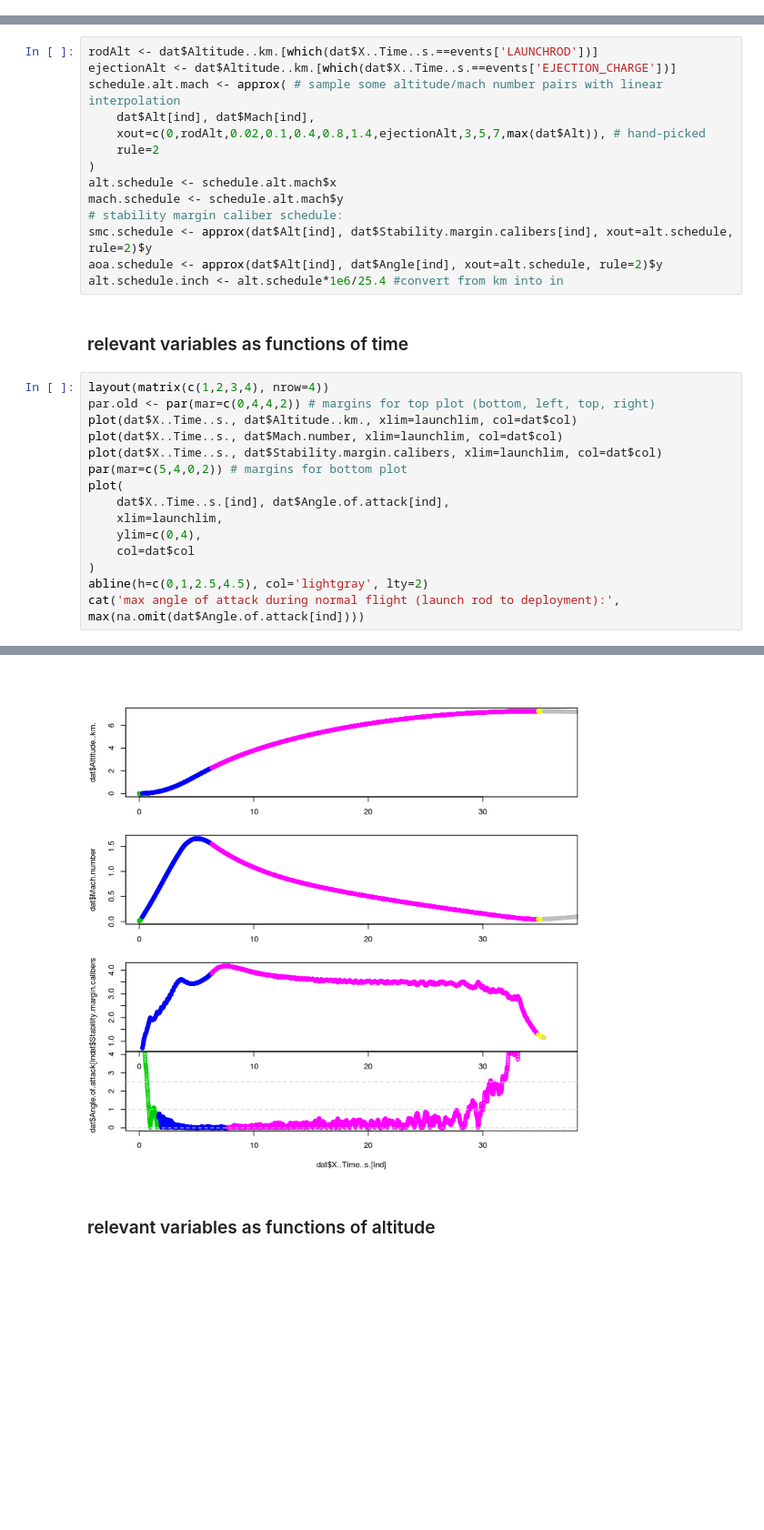
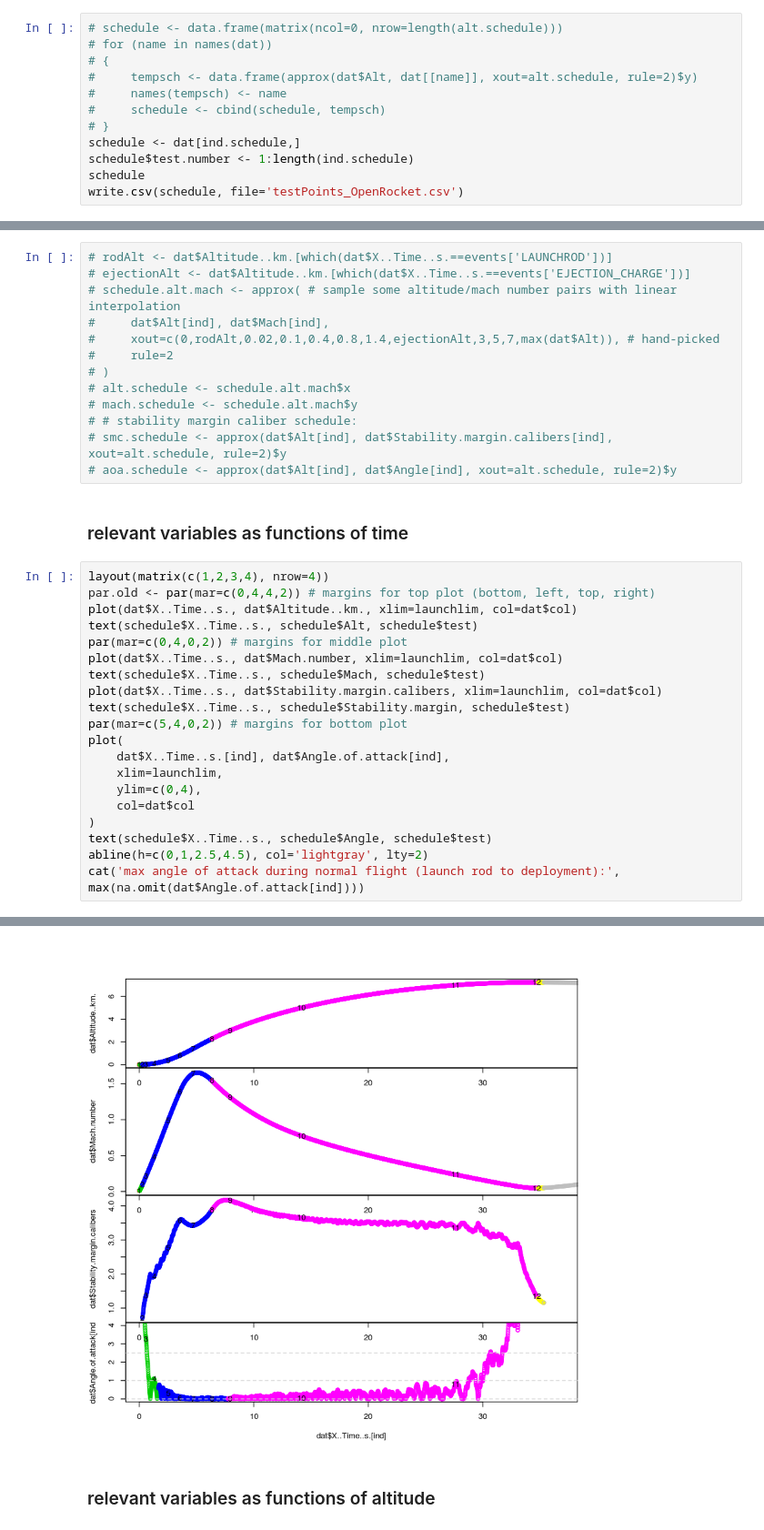
Before and after one commit to psas/lv3.0-airframe, a Jupyter notebook: sim/recoveryAnalysis.ipynb, the cells around one changed output, grey strips where cells are left out. Shown: that part at 91% size. Drawn from its saved outputs; the diff is of its cells as text; blank space fills up the shorter version.

```diff
--- a/sim/recoveryAnalysis.ipynb
+++ b/sim/recoveryAnalysis.ipynb
@@ -90,0 +101,12 @@ abline(v=events, col=1:length(events))
+# %%
+# schedule <- data.frame(matrix(ncol=0, nrow=length(alt.schedule)))
+# for (name in names(dat))
+# {
+#     tempsch <- data.frame(approx(dat$Alt, dat[[name]], xout=alt.schedule, rule=2)$y)
+#     names(tempsch) <- name
+#     schedule <- cbind(schedule, tempsch)
+# }
+schedule <- dat[ind.schedule,]
+schedule$test.number <- 1:length(ind.schedule)
+schedule
+write.csv(schedule, file='testPoints_OpenRocket.csv')
@@ -91,37 +127,41 @@ abline(v=events, col=1:length(events))
 # %%
-rodAlt <- dat$Altitude..km.[which(dat$X..Time..s.==events['LAUNCHROD'])]
-ejectionAlt <- dat$Altitude..km.[which(dat$X..Time..s.==events['EJECTION_CHARGE'])]
-schedule.alt.mach <- approx( # sample some altitude/mach number pairs with linear interpolation
-    dat$Alt[ind], dat$Mach[ind],
-    xout=c(0,rodAlt,0.02,0.1,0.4,0.8,1.4,ejectionAlt,3,5,7,max(dat$Alt)), # hand-picked
-    rule=2
-)
-alt.schedule <- schedule.alt.mach$x
-mach.schedule <- schedule.alt.mach$y
-# stability margin caliber schedule:
-smc.schedule <- approx(dat$Alt[ind], dat$Stability.margin.calibers[ind], xout=alt.schedule, rule=2)$y
-aoa.schedule <- approx(dat$Alt[ind], dat$Angle[ind], xout=alt.schedule, rule=2)$y
-alt.schedule.inch <- alt.schedule*1e6/25.4 #convert from km into in
+# rodAlt <- dat$Altitude..km.[which(dat$X..Time..s.==events['LAUNCHROD'])]
+# ejectionAlt <- dat$Altitude..km.[which(dat$X..Time..s.==events['EJECTION_CHARGE'])]
+# schedule.alt.mach <- approx( # sample some altitude/mach number pairs with linear interpolation
+#     dat$Alt[ind], dat$Mach[ind],
+#     xout=c(0,rodAlt,0.02,0.1,0.4,0.8,1.4,ejectionAlt,3,5,7,max(dat$Alt)), # hand-picked
+#     rule=2
+# )
+# alt.schedule <- schedule.alt.mach$x
+# mach.schedule <- schedule.alt.mach$y
+# # stability margin caliber schedule:
+# smc.schedule <- approx(dat$Alt[ind], dat$Stability.margin.calibers[ind], xout=alt.schedule, rule=2)$y
+# aoa.schedule <- approx(dat$Alt[ind], dat$Angle[ind], xout=alt.schedule, rule=2)$y
 # %% [markdown]
 ### relevant variables as functions of time
 # %%
 layout(matrix(c(1,2,3,4), nrow=4))
 par.old <- par(mar=c(0,4,4,2)) # margins for top plot (bottom, left, top, right)
 plot(dat$X..Time..s., dat$Altitude..km., xlim=launchlim, col=dat$col)
+text(schedule$X..Time..s., schedule$Alt, schedule$test)
+par(mar=c(0,4,0,2)) # margins for middle plot
 plot(dat$X..Time..s., dat$Mach.number, xlim=launchlim, col=dat$col)
+text(schedule$X..Time..s., schedule$Mach, schedule$test)
 plot(dat$X..Time..s., dat$Stability.margin.calibers, xlim=launchlim, col=dat$col)
+text(schedule$X..Time..s., schedule$Stability.margin, schedule$test)
 par(mar=c(5,4,0,2)) # margins for bottom plot
 plot(
     dat$X..Time..s.[ind], dat$Angle.of.attack[ind],
     xlim=launchlim,
     ylim=c(0,4),
     col=dat$col
 )
+text(schedule$X..Time..s., schedule$Angle, schedule$test)
 abline(h=c(0,1,2.5,4.5), col='lightgray', lty=2)
 cat('max angle of attack during normal flight (launch rod to deployment):', max(na.omit(dat$Angle.of.attack[ind])))
 # %% [output]
 max angle of attack during normal flight (launch rod to deployment): 41.876
-[figure, old version]
+[figure, new version]
 # %% [markdown]
 ### relevant variables as functions of altitude
 # %%
```
Also changed, not shown: parts of 7 cells of this notebook, 4 other files.
